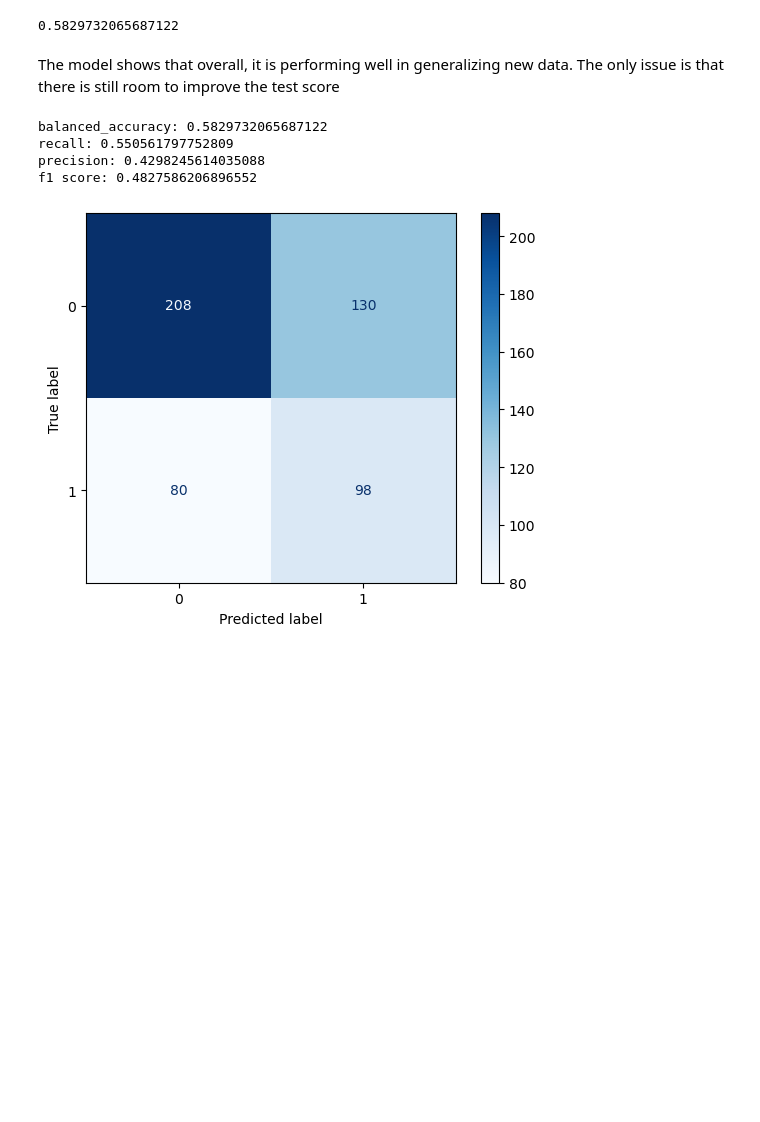
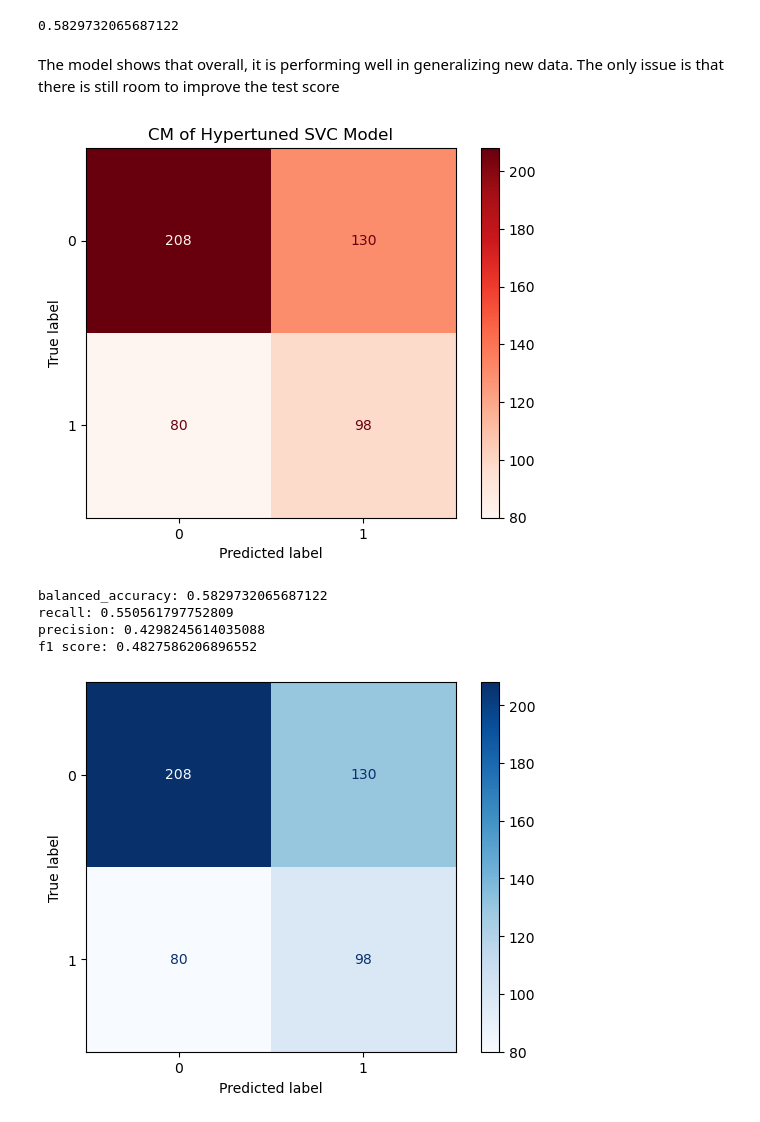
Before and after one commit to dxk613/capstone_project, a Jupyter notebook: code/svc_model2.ipynb, the cells around one changed output. Cells and saved outputs as stored; diff of their text form; code cells hidden in the pictures; blank space fills up the shorter version.

```diff
--- a/code/svc_model2.ipynb
+++ b/code/svc_model2.ipynb
@@ -245,6 +245,17 @@ gs2.score(X_test, y_test)
 0.5829732065687122
 # %% [markdown]
 The model shows that overall, it is performing well in generalizing new data. The only issue is that there is still room to improve the test score
+# %%
+# Normal KNN Confusion Matrix
+ConfusionMatrixDisplay.from_estimator(gs2, X_test, y_test, cmap = 'Reds')
+
+# Get the axis of the plot
+ax = plt.gca()
+
+# Set the title
+ax.set_title('CM of Hypertuned SVC Model');
+# %% [output]
+[figure, added]
 # %%
 # making prediction
 preds2 = gs2.predict(X_test)
```
Also changed, not shown: 2 other files.
